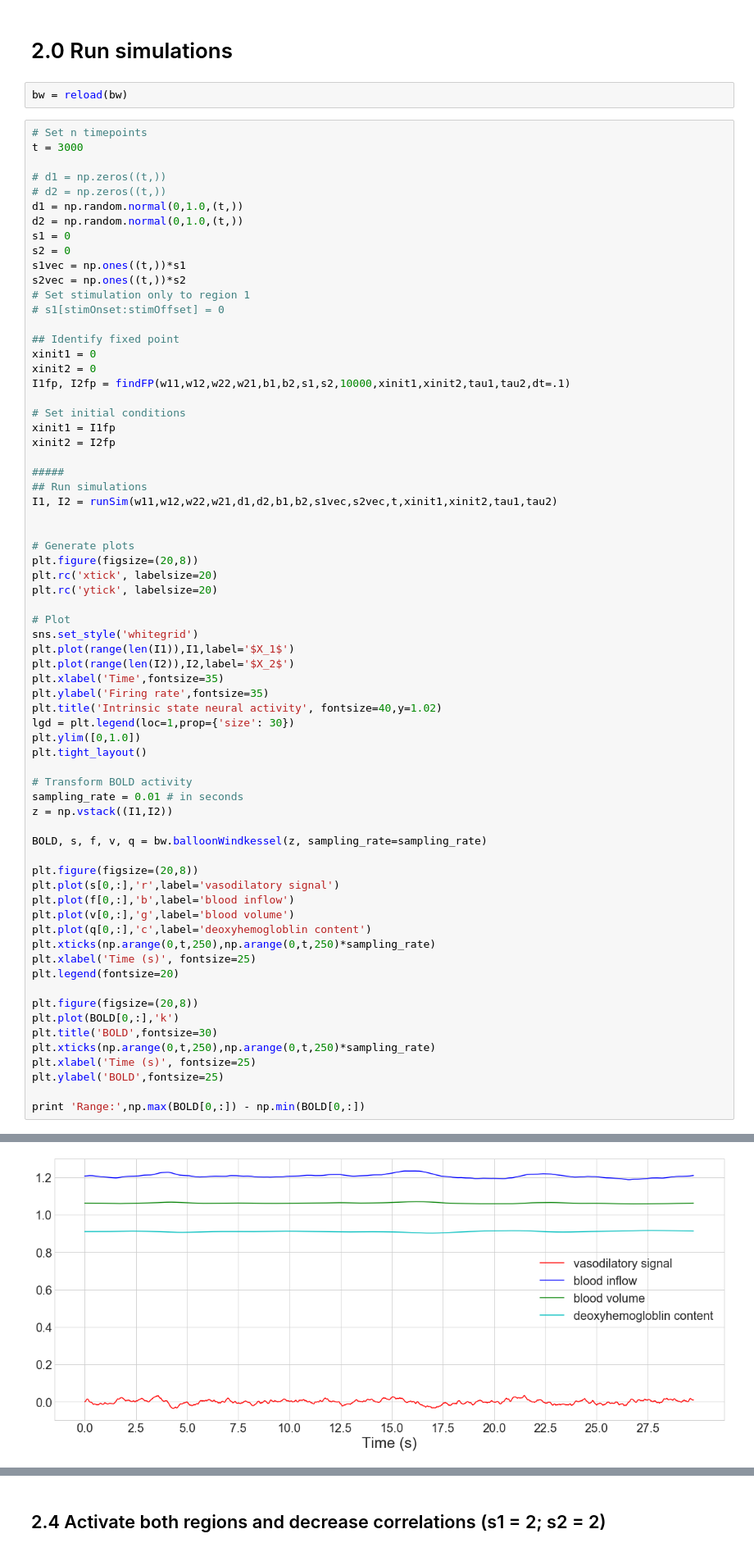
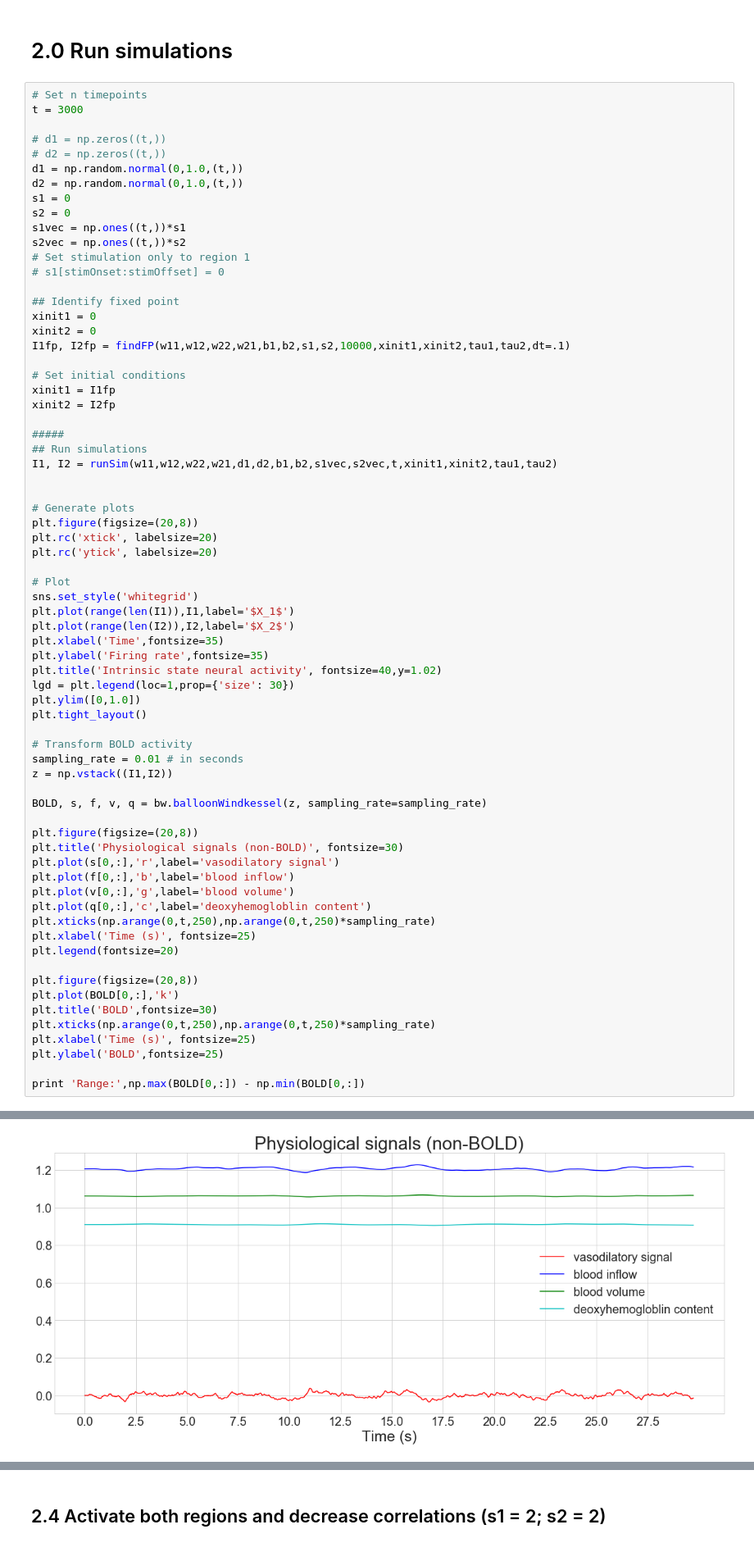
Before and after one commit to ito-takuya/HemodynamicResponseModeling, a Jupyter notebook: simulation_testcode.ipynb, the cells around one changed output, grey strips where cells are left out. Shown at 82% size. Saved outputs shown, nothing was run; the diff lists cells and outputs as text.

```diff
--- a/simulation_testcode.ipynb
+++ b/simulation_testcode.ipynb
@@ -107,8 +107,6 @@ tau1 = 0.1
 tau2 = 0.1
 # %% [markdown]
 # 2.0 Run simulations
-# %%
-bw = reload(bw)
 # %%
 # Set n timepoints
 t = 3000
@@ -161,6 +159,7 @@ z = np.vstack((I1,I2))
 BOLD, s, f, v, q = bw.balloonWindkessel(z, sampling_rate=sampling_rate)
 
 plt.figure(figsize=(20,8))
+plt.title('Physiological signals (non-BOLD)', fontsize=30)
 plt.plot(s[0,:],'r',label='vasodilatory signal')
 plt.plot(f[0,:],'b',label='blood inflow')
 plt.plot(v[0,:],'g',label='blood volume')
@@ -183 +182 @@ Range: 0.0014152264739778955
-[figure, old version]
+[figure, new version]
```
Also changed, not shown: parts of 2 cells of this notebook.
